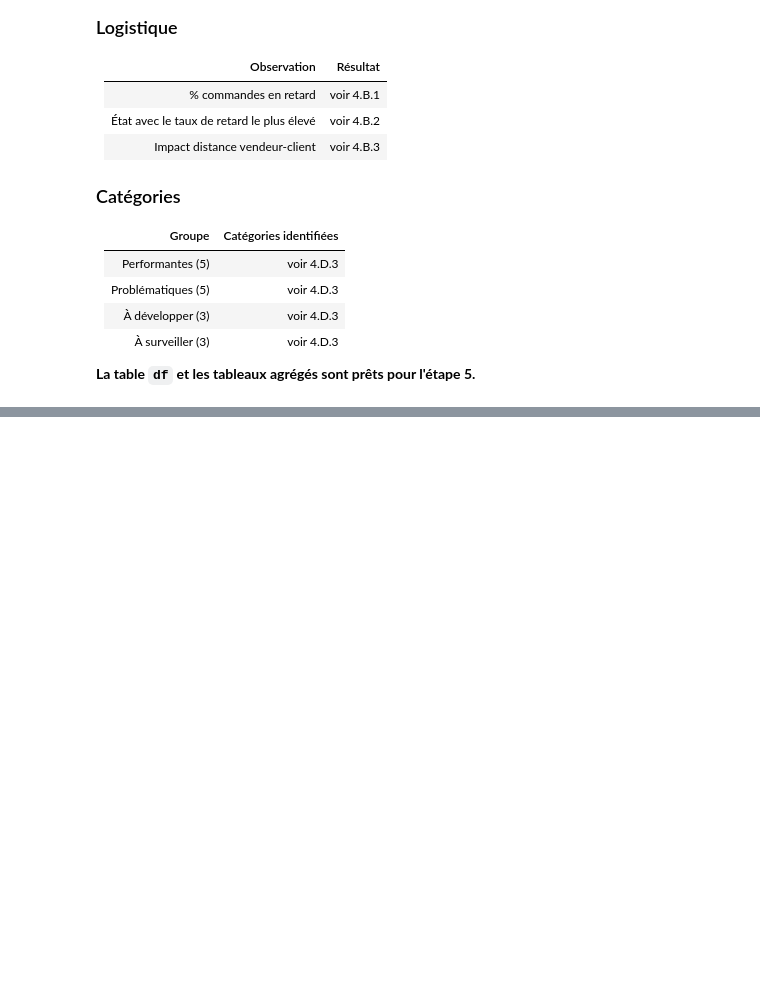
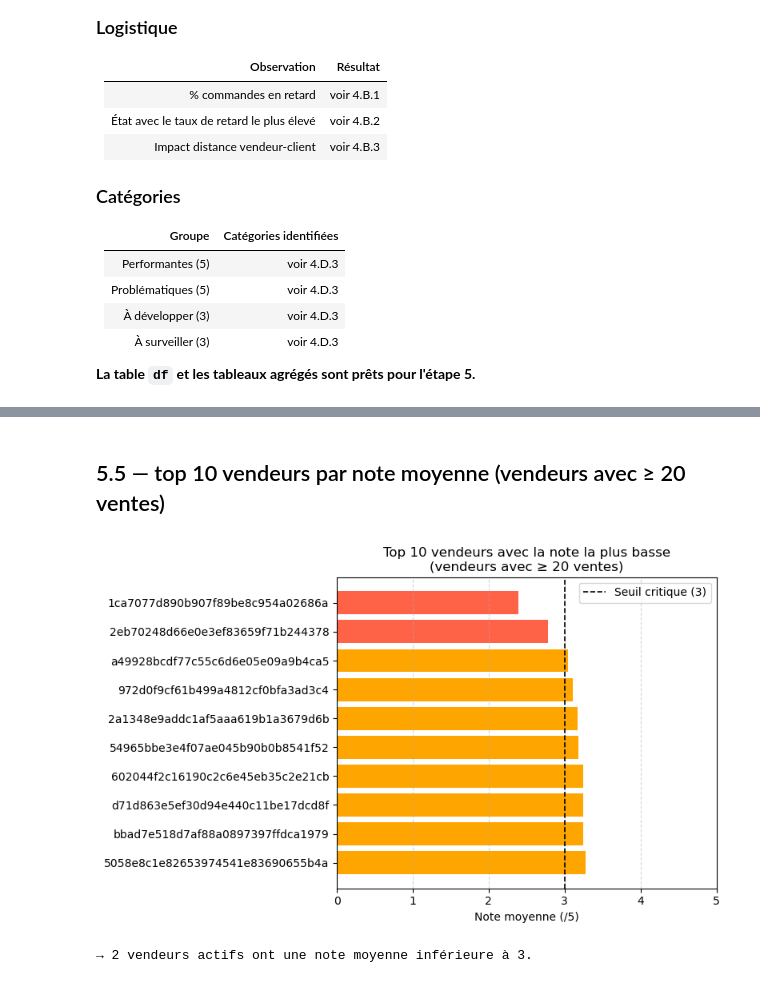
Before and after one commit to Godwin-08/Projet-Traitement-des-donn-es-, a Jupyter notebook: project_notebook.ipynb, the cells around one changed output, grey strips where cells are left out. Drawn from its saved outputs; the diff is of its cells as text; code cells hidden in the pictures; blank space fills up the shorter version.

```diff
--- a/project_notebook.ipynb
+++ b/project_notebook.ipynb
@@ -2483,0 +2568,24 @@ Impact de la localisation sur la satisfaction :
+# %% [markdown]
+## 5.5 — top 10 vendeurs par note moyenne (vendeurs avec ≥ 20 ventes)
+# %%
+ca_vendeur_actifs = ca_vendeur[ca_vendeur['nb_ventes'] >= 20].copy()
+pires_vendeurs = ca_vendeur_actifs.sort_values('note_moy').head(10)
+
+plt.figure(figsize=(8, 5))
+colors = ['tomato' if n < 3 else 'orange' for n in pires_vendeurs['note_moy']]
+bars = plt.barh(pires_vendeurs['seller_id'], pires_vendeurs['note_moy'], color=colors)
+plt.axvline(3, color='black', linestyle='--', linewidth=1.2, label='Seuil critique (3)')
+plt.title("Top 10 vendeurs avec la note la plus basse\n(vendeurs avec ≥ 20 ventes)")
+plt.xlabel("Note moyenne (/5)")
+plt.xlim(0, 5)
+plt.legend()
+plt.gca().invert_yaxis()
+plt.grid(axis='x', linestyle='--', alpha=0.5)
+plt.tight_layout()
+plt.savefig('reports/figures/etape5_pires_vendeurs.png', dpi=150, bbox_inches='tight')
+plt.show()
+
+print(f"→ {len(ca_vendeur_actifs[ca_vendeur_actifs['note_moy'] < 3])} vendeurs actifs ont une note moyenne inférieure à 3.")
+# %% [output]
+[figure, added]
+→ 2 vendeurs actifs ont une note moyenne inférieure à 3.
```
Also changed, not shown: parts of 33 cells of this notebook, 19 other files.
